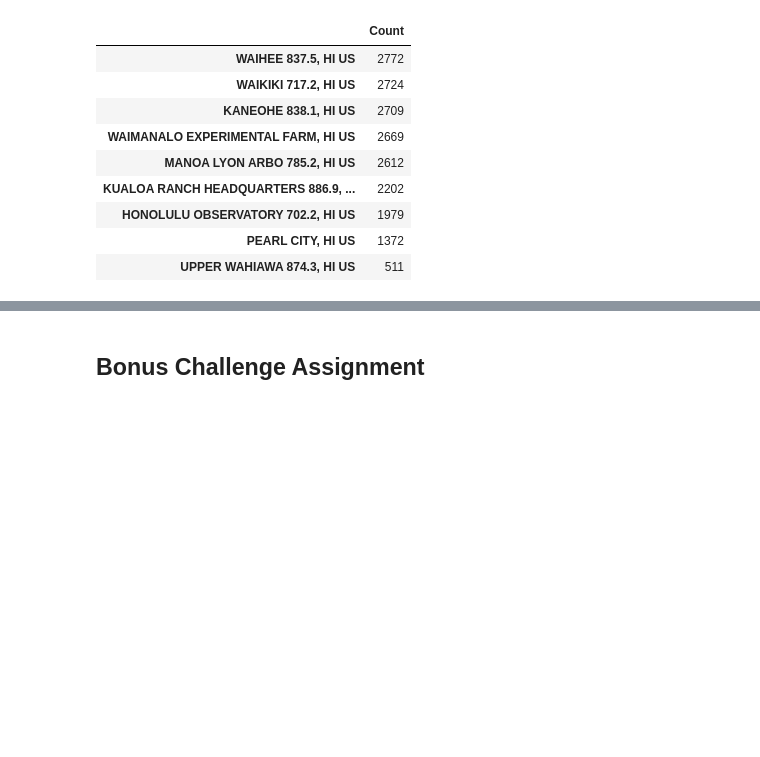
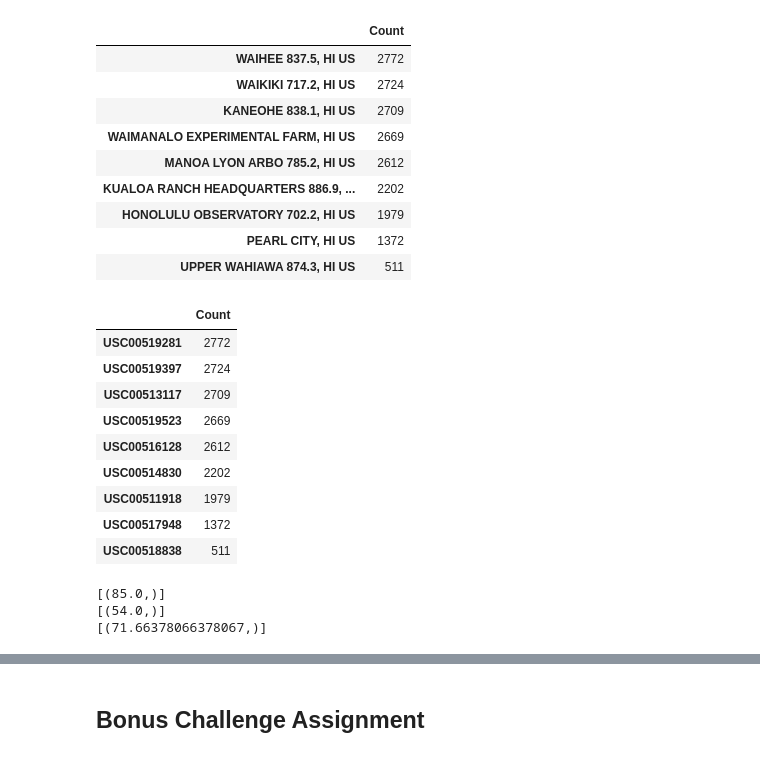
Before and after one commit to thenry390/sqlalchemy-challenge, a Jupyter notebook: climate_starter.ipynb, the cells around one changed output, grey strips where cells are left out. Saved outputs shown, nothing was run; the diff lists cells and outputs as text; code cells hidden in the pictures; blank space fills up the shorter version.

```diff
--- a/climate_starter.ipynb
+++ b/climate_starter.ipynb
@@ -291,6 +291,36 @@ station_count_df
 | HONOLULU OBSERVATORY 702.2, HI US | 1979 |
 | PEARL CITY, HI US | 1372 |
 | UPPER WAHIAWA 874.3, HI US | 511 |
+# %%
+#results_df.groupby(by='Station').agg('count')
+station_count_df=pd.DataFrame(results_df["Station"].value_counts())
+station_count_df.reset_index()
+
+station_count_df.rename(columns = {'Station':'Count'}, inplace = True)
+station_count_df
+# %% [output]
+|  | Count |
+| USC00519281 | 2772 |
+| USC00519397 | 2724 |
+| USC00513117 | 2709 |
+| USC00519523 | 2669 |
+| USC00516128 | 2612 |
+| USC00514830 | 2202 |
+| USC00511918 | 1979 |
+| USC00517948 | 1372 |
+| USC00518838 | 511 |
 # %%
 # Using the station id from the previous query, calculate the lowest temperature recorded,
 # highest temperature recorded, and average temperature of the most active station?
+query_general=session.query(Measurement).filter(Measurement.station=='USC00519281')
+
+query_max = query_general.with_entities(func.max(Measurement.tobs)).all()
+query_min = query_general.with_entities(func.min(Measurement.tobs)).all()
+query_avg = query_general.with_entities(func.avg(Measurement.tobs)).all()
+print(query_max)
+print(query_min)
+print(query_avg)
+# %% [output]
+[(85.0,)]
+[(54.0,)]
+[(71.66378066378067,)]
```
Also changed, not shown: parts of 5 cells of this notebook, 2 other files.
